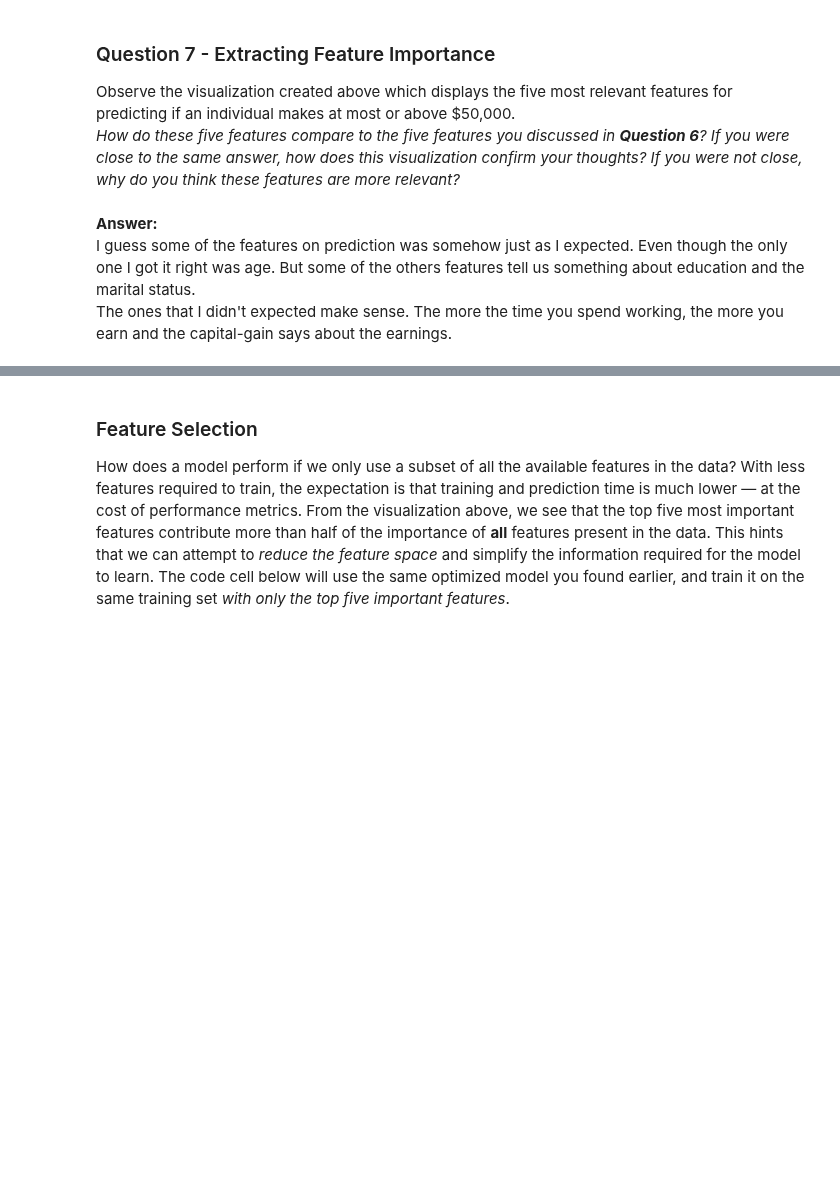
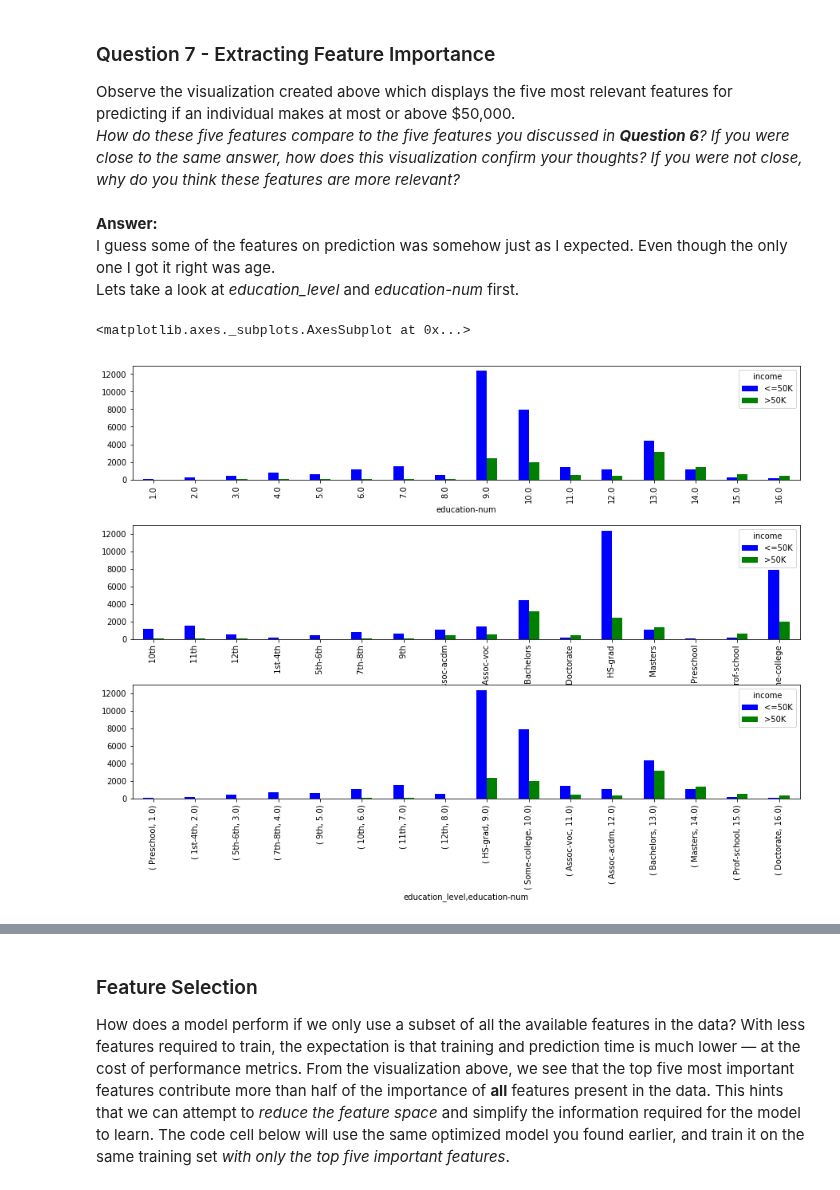
Before and after one commit to NekuSakuraba/machine-learning, a Jupyter notebook: projects/finding_donors/finding_donors.ipynb, the cells around one changed output, grey strips where cells are left out. Drawn from its saved outputs; the diff is of its cells as text; code cells hidden in the pictures; blank space fills up the shorter version.

```diff
--- a/projects/finding_donors/finding_donors.ipynb
+++ b/projects/finding_donors/finding_donors.ipynb
@@ -696,5 +697,9 @@ Observe the visualization created above which displays the five most relevant fe
 _How do these five features compare to the five features you discussed in **Question 6**? If you were close to the same answer, how does this visualization confirm your thoughts? If you were not close, why do you think these features are more relevant?_
 # %% [markdown]
 **Answer:** <br />
-I guess some of the features on prediction was somehow just as I expected. Even though the only one I got it right was age. But some of the others features tell us something about education and the marital status. <br />
-The ones that I didn't expected make sense. The more the time you spend working, the more you earn and the capital-gain says about the earnings.
+I guess some of the features on prediction was somehow just as I expected. Even though the only one I got it right was age. <br />
+Lets take a look at *education_level* and *education-num* first.
+# %%
+import matplotlib.pyplot as plt
+import seaborn as sns
+sns.set(style="whitegrid", color_codes=True)
@@ -700,0 +708,12 @@ The ones that I didn't expected make sense. The more the time you spend working,
+# %%
+f, (ax1, ax2, ax3) = plt.subplots(3, figsize=(15, 10))
+f.subplots_adjust(hspace=.4)
+data.groupby(['education_level', 'income'])['age'].count().unstack().plot.bar(ax=ax2, color=('b','g'))
+data.groupby(['education-num', 'income'])['age'].count().unstack().plot.bar(ax=ax1, color=('b','g'))
+
+s = data.groupby(['education_level', 'education-num', 'income'])['age'].count().unstack()
+s.index
+s.sort_index(level='education-num').plot.bar(ax=ax3, color=('b','g'))
+# %% [output]
+<matplotlib.axes._subplots.AxesSubplot at 0x...>
+[figure, added]
```
Also changed, not shown: parts of 14 cells of this notebook, 1 other file.
